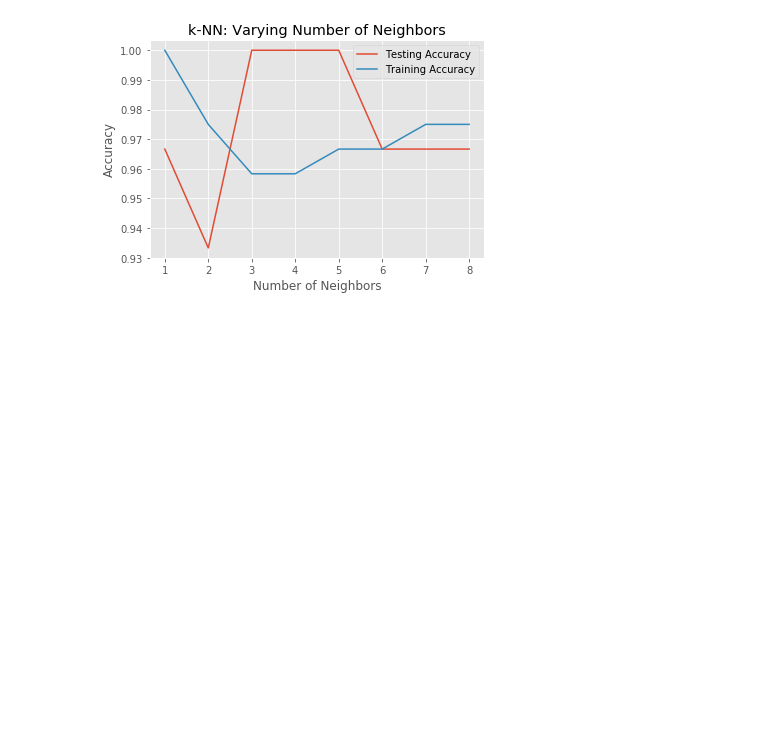
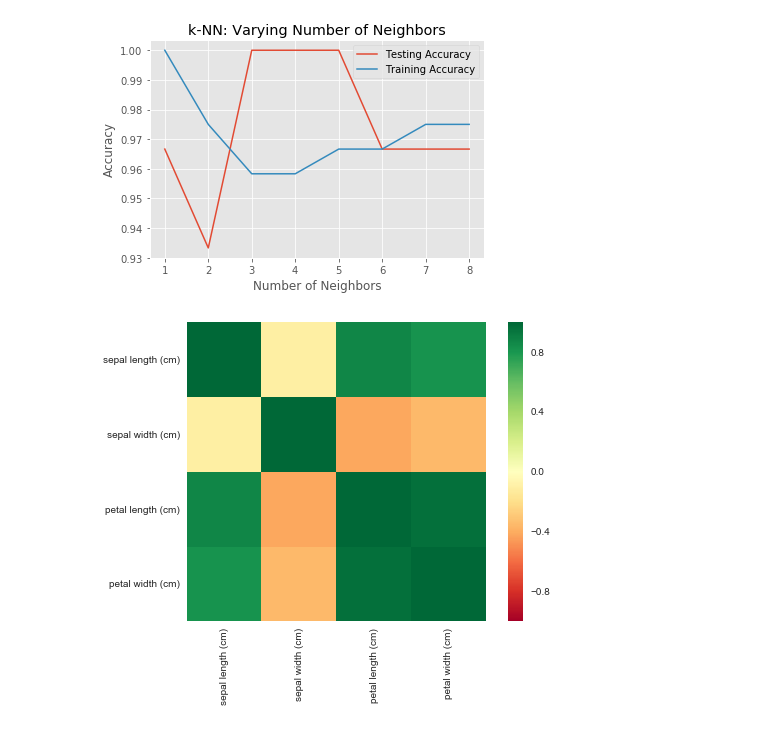
Before and after one commit to rafburzy/Statistics, a Jupyter notebook: 06_KNN.ipynb, the cells around one changed output. Drawn from its saved outputs; the diff is of its cells as text; code cells hidden in the pictures; blank space fills up the shorter version.

Commit message:
added correlation heatmap

```diff
--- a/06_KNN.ipynb
+++ b/06_KNN.ipynb
@@ -144,0 +147,4 @@ plt.ylabel('Accuracy');
+# %%
+sns.heatmap(df.corr(), square=True, cmap='RdYlGn');
+# %% [output]
+[figure, added]
```
Also changed, not shown: parts of 1 cell of this notebook.
